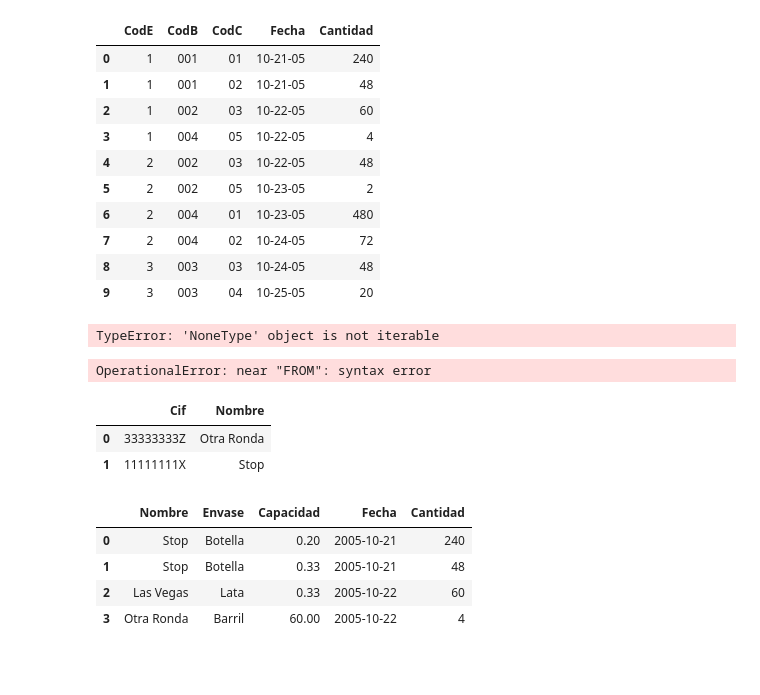
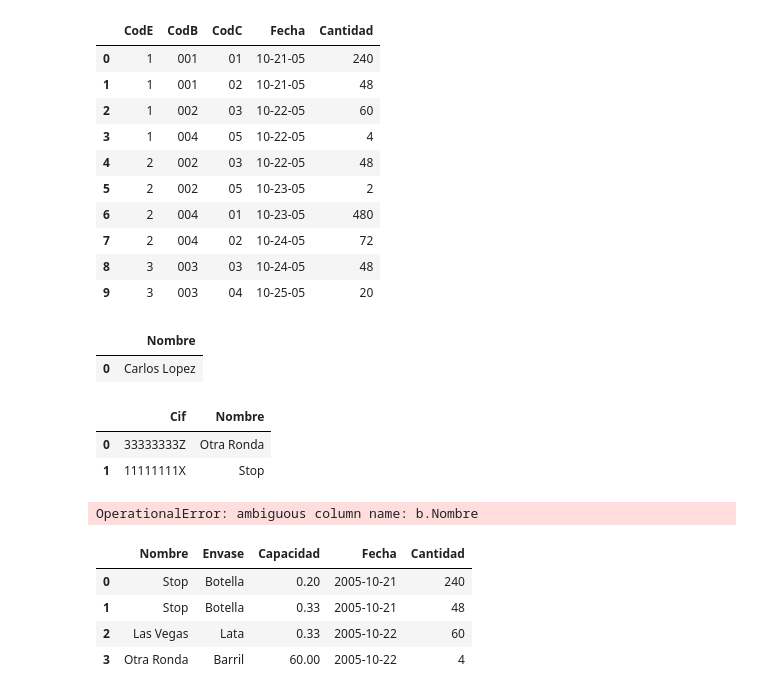
Before and after one commit to bgranda/0926_ds_sql_thebridge, a Jupyter notebook: Practica/1-Ejercicios/Cervezas/cervezas - vacío.ipynb, the cells around one changed output. Cells and saved outputs as stored; diff of their text form; code cells hidden in the pictures; blank space fills up the shorter version.

```diff
--- a/Practica/1-Ejercicios/Cervezas/cervezas - vacío.ipynb
+++ b/Practica/1-Ejercicios/Cervezas/cervezas - vacío.ipynb
@@ -186,14 +188,3 @@ display(reparto)
 | 7 | 2 | 004 | 02 | 10-24-05 | 72 |
 | 8 | 3 | 003 | 03 | 10-24-05 | 48 |
 | 9 | 3 | 003 | 04 | 10-25-05 | 20 |
-# %%
-# 1 Obtener el nombre de los empleados que hayan repartido al bar Stop durante la semana
-# del 17 al 23 de octubre de 2005.
-
-query = '''
-
-'''
-
-sql_query(query)
-# %% [output]
-TypeError: 'NoneType' object is not iterable
@@ -200,11 +200,14 @@ TypeError: 'NoneType' object is not iterable
 # %%
 query = '''
-SELECT CodE, Name FROM empleados
-INTERSECT
-SELECT CodE FROM reparto
-WHERE "CodB" = "001" AND "Fecha" between "10-17-05" and "10-23-05" FROM reparto
+SELECT DISTINCT e.Nombre
+FROM empleados e
+INNER JOIN reparto r ON e.CodE = r.CodE
+INNER JOIN bares b ON r.CodB = b.CodB
+WHERE b.Nombre = "Stop"
+AND r.Fecha BETWEEN "10-17-05" and "10-23-05"
 '''
 
 sql_query(query)
 # %% [output]
-OperationalError: near "FROM": syntax error
+|  | Nombre |
+| 0 | Carlos Lopez |
@@ -227,6 +224,20 @@ sql_query(query)
 |  | Cif | Nombre |
 | 0 | 33333333Z | Otra Ronda |
 | 1 | 11111111X | Stop |
+# %%
+query = '''
+SELECT b.Nombre, b.Cif
+FROM bares b
+INNER JOIN reparto r ON c.CodC = r.CodC
+INNER JOIN bares b ON r.CodB = b.CodB
+WHERE c.Envase = "Botella"
+AND c.Capacidad < 1
+ORDER BY b.Localidad
+'''
+
+sql_query(query)
+# %% [output]
+OperationalError: ambiguous column name: b.Nombre
 # %%
 # 3. Obtener los repartos (nombre del bar, envase y capacidad de la bebida, fecha y cantidad)
 
```
Also changed, not shown: parts of 3 cells of this notebook, 2 other files.
